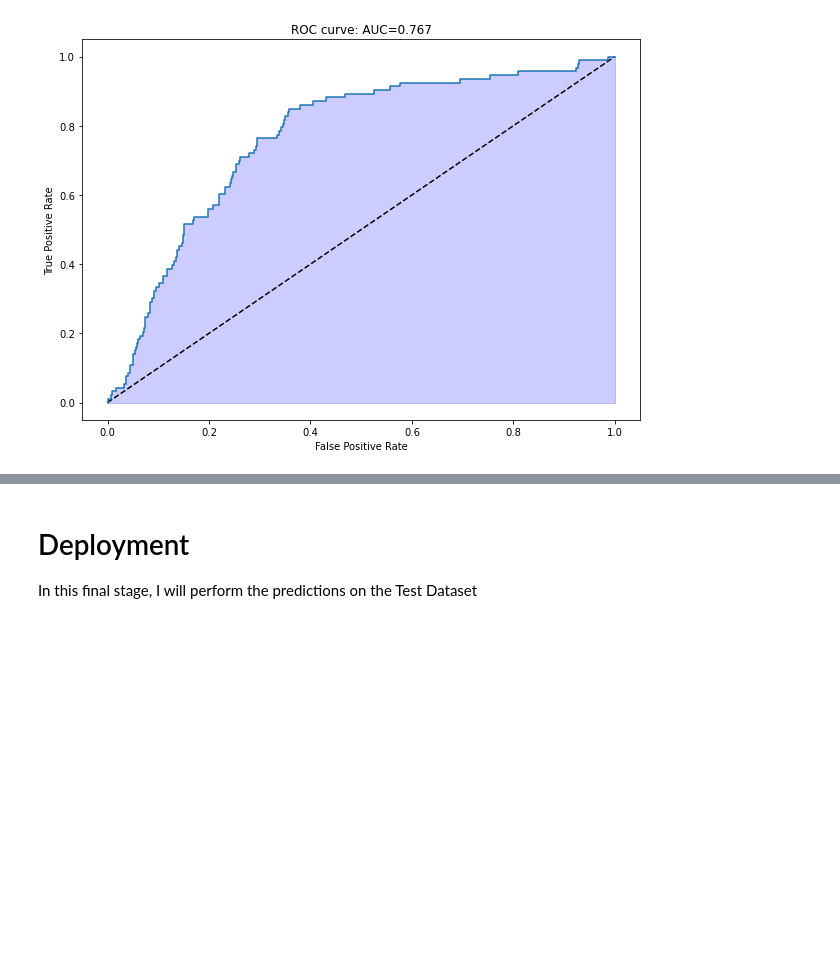
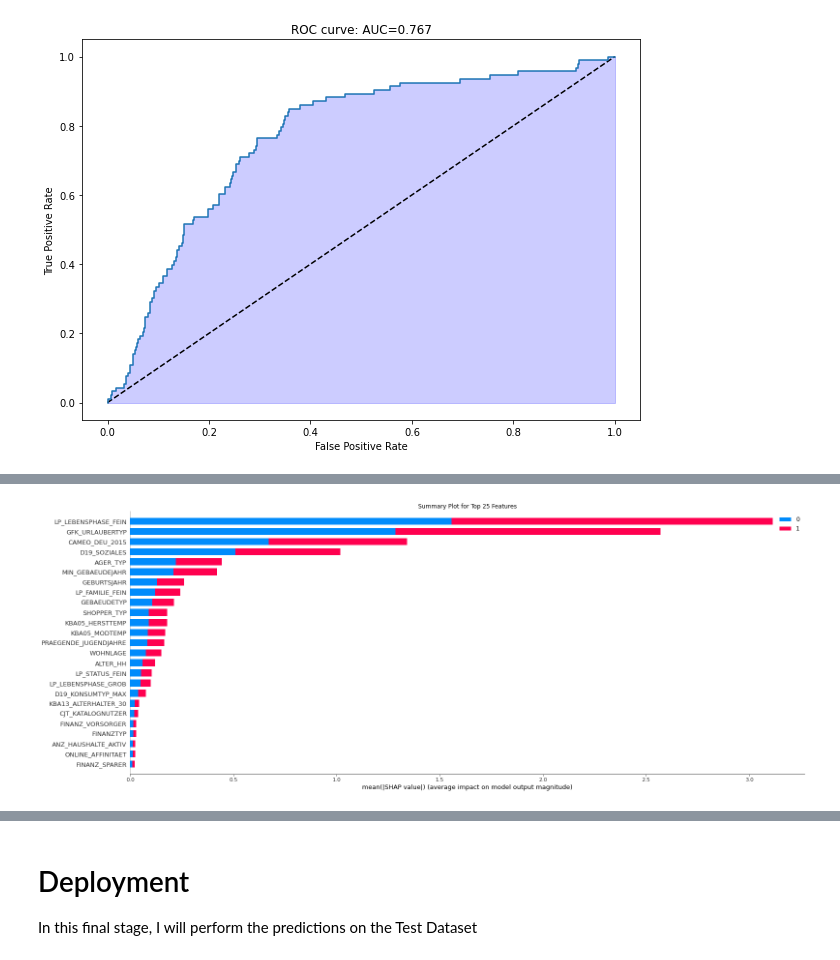
Before and after one commit to Mbugz1000/Customer-Segmentation-Report-for-Arvato-Financial-Services, a Jupyter notebook: src/Supervised Learning Model.ipynb, the cells around one changed output, grey strips where cells are left out. Drawn from its saved outputs; the diff is of its cells as text; code cells hidden in the pictures; blank space fills up the shorter version.

```diff
--- a/src/Supervised Learning Model.ipynb
+++ b/src/Supervised Learning Model.ipynb
@@ -544,3 +597,6 @@ y_pred_prob = grid_search_final.best_estimator_.predict_proba(X_test)[:,1]
 plot_roc_curve(y_test, y_pred_prob)
 # %% [output]
 [figure]
+# %%
+%%time
+explainer, shap_values, X_train, all_columns = evaluate_with_shap(grid_search_final, smote_type=smote_type, selected_columns=feature_set)
@@ -546,0 +605,8 @@ plot_roc_curve(y_test, y_pred_prob)
+# %%
+# Plot Summary Plot
+fig, axes = plt.subplots(1,1)
+shap.summary_plot(shap_values, X_train, class_names=np.arange(0,2), show=False, plot_type='bar', max_display=25, plot_size=(25, 10), feature_names=all_columns)
+axes.set_title(f"Summary Plot for Top 25 Features")
+plt.show()
+# %% [output]
+[figure, added]
```
Also changed, not shown: parts of 13 cells of this notebook, 29 other files.
